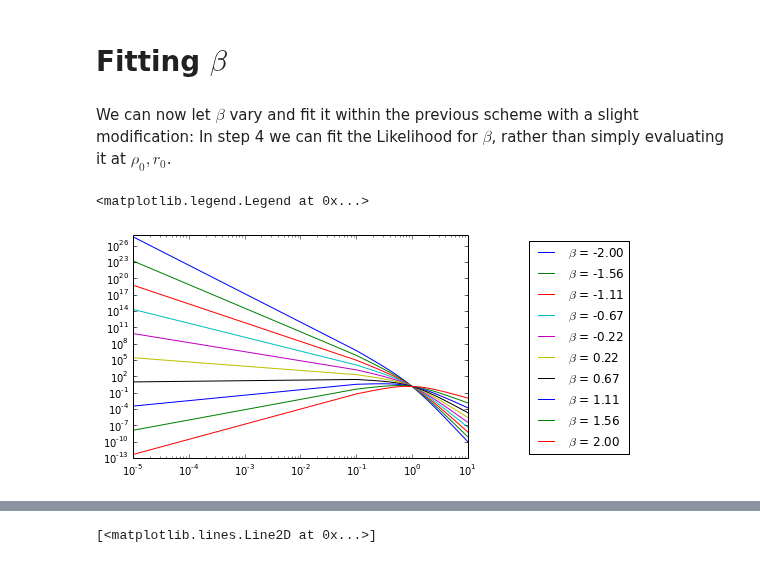
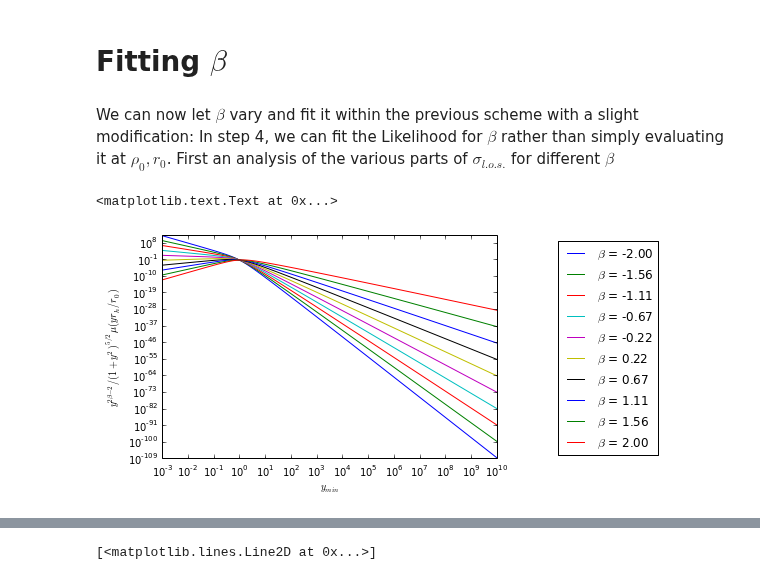
Before and after one commit to achiappo/FRESKA, a Jupyter notebook: spherical_jeans_analysis.ipynb, the cells around one changed output, grey strips where cells are left out. Cells and saved outputs as stored; diff of their text form; code cells hidden in the pictures.

```diff
--- a/spherical_jeans_analysis.ipynb
+++ b/spherical_jeans_analysis.ipynb
@@ -197,7 +197,7 @@ def get_data(gal):
 
     return x,v,dv,rh,rt,nstars,D,pa
 
-dwarf = 'dra'
+dwarf = 'umaI'
 #mkdir('/home/andrea/Desktop/work/DWARF/Jvalue/output/%s'%dwarf)
 data = get_data(dwarf)
 R=data[0]
@@ -688,12 +690,15 @@ yaml.dump(results,open('output/%s/results_%s.yaml'%(dwarf,dwarf),'w'),
 # %% [markdown]
 # Fitting $\beta$
 # %% [markdown]
-We can now let $\beta$ vary and fit it within the previous scheme with a slight modification: In step 4 we can fit the Likelihood for $\beta$, rather than simply evaluating it at $\rho_0,r_0$.
+We can now let $\beta$ vary and fit it within the previous scheme with a slight modification: In step 4, we can fit the Likelihood for $\beta$ rather than simply evaluating it at $\rho_0,r_0$. First an analysis of the various parts of $\sigma_{l.o.s.}$ for different $\beta$
 # %%
 for beta in np.linspace(-2,2,10):
-    int1_y=np.linspace(1.e-5, 10, 100)
-    plt.loglog(int1_y,integrand1(int1_y,alpha,beta),'-',label=r'$\beta$ = %.2f'%beta)
+    int1_y=np.logspace(-3, 10, 100)
+    plt.loglog(int1_y,integrand1(int1_y,alpha_array[50],beta), #alpha_array[50]~1kpc
+               '-',label=r'$\beta$ = %.2f'%beta)
 plt.legend(bbox_to_anchor=(1.5, 1.))
+plt.xlabel(r'$y_{min}$')
+plt.ylabel(r'$y^{2\beta-2}/(1+y^2)^{5/2}\mu(yr_h/r_0)$')
 # %% [output]
-<matplotlib.legend.Legend at 0x...>
+<matplotlib.text.Text at 0x...>
-[figure, old version]
+[figure, new version]
```
Also changed, not shown: parts of 38 cells of this notebook.
